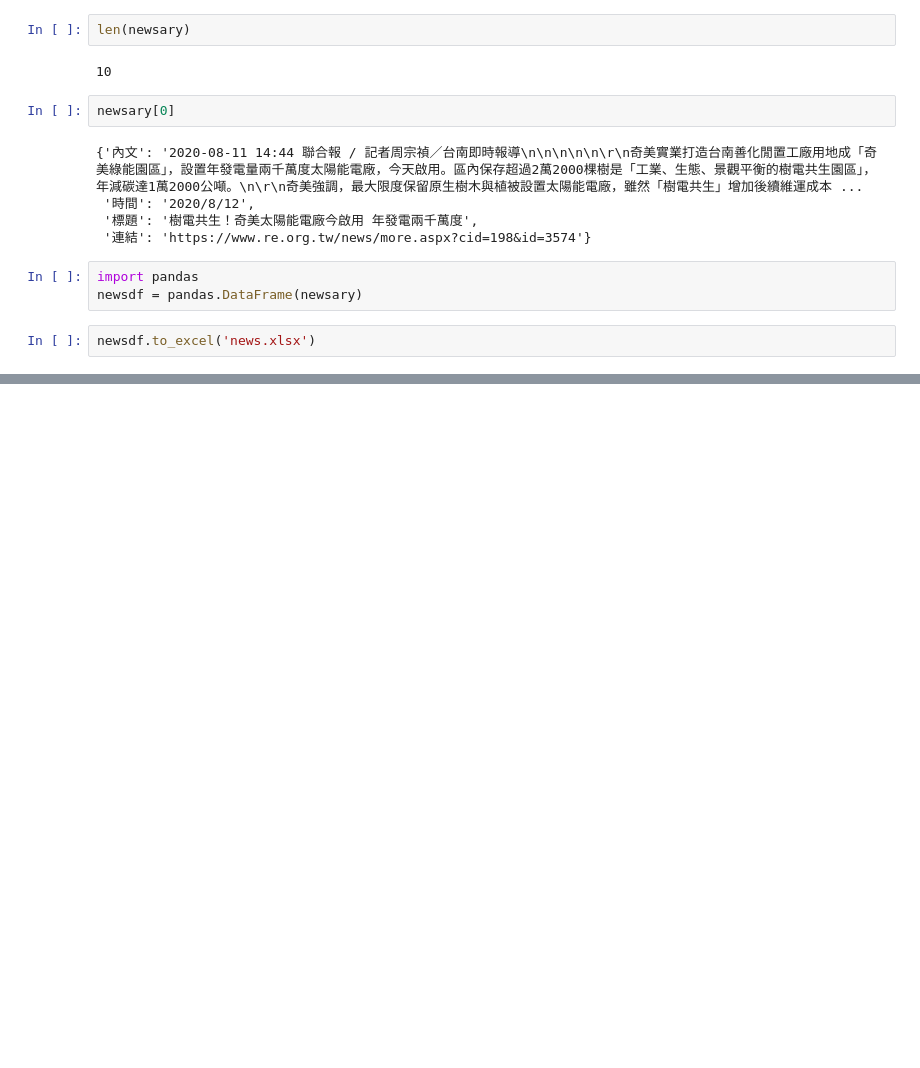
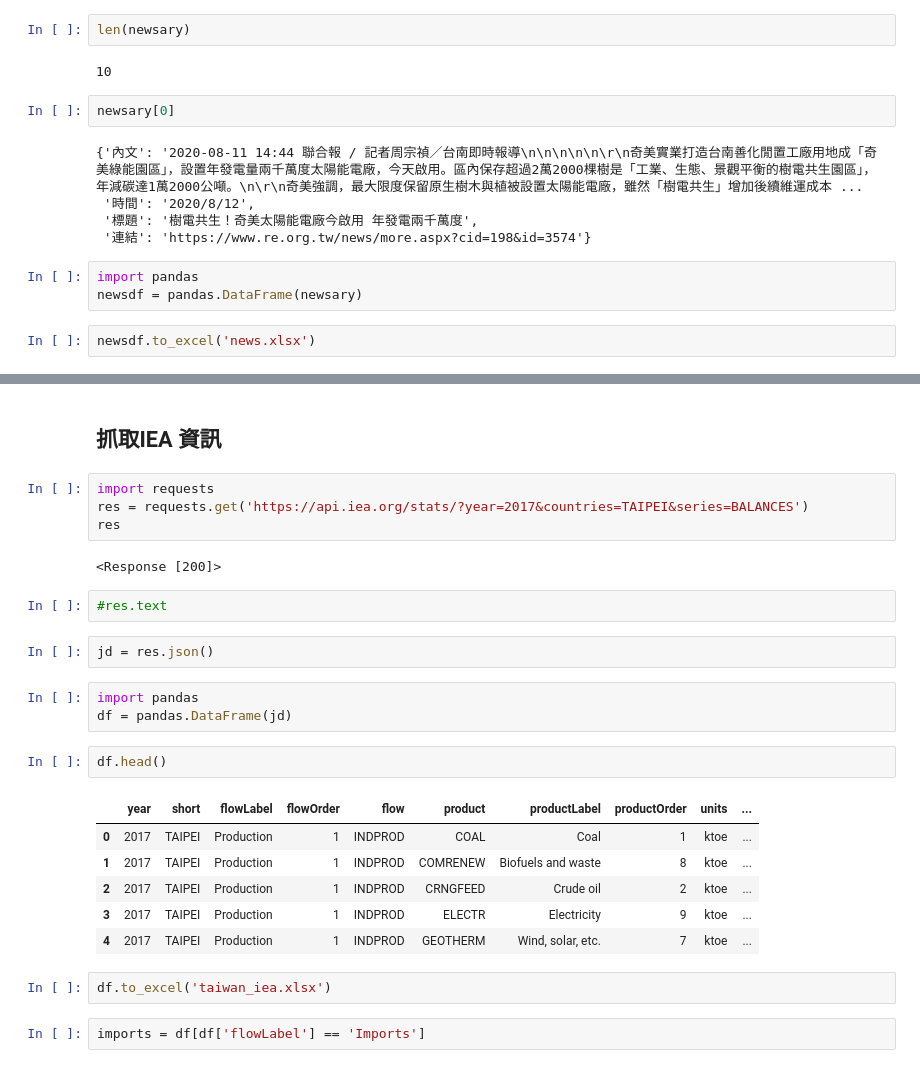
Before and after one commit to ywchiu/taipowerpy, a Jupyter notebook: Demo20200813.ipynb, the cells around one changed output, grey strips where cells are left out. Drawn from its saved outputs; the diff is of its cells as text; blank space fills up the shorter version.

```diff
--- a/Demo20200813.ipynb
+++ b/Demo20200813.ipynb
@@ -248,0 +281,28 @@ newsdf.to_excel('news.xlsx')
+# %% [markdown]
+## 抓取IEA 資訊
+# %%
+import requests
+res = requests.get('https://api.iea.org/stats/?year=2017&countries=TAIPEI&series=BALANCES')
+res
+# %% [output]
+<Response [200]>
+# %%
+#res.text
+# %%
+jd = res.json()
+# %%
+import pandas
+df = pandas.DataFrame(jd)
+# %%
+df.head()
+# %% [output]
+|  | year | short | flowLabel | flowOrder | flow | product | productLabel | productOrder | units | ... |
+| 0 | 2017 | TAIPEI | Production | 1 | INDPROD | COAL | Coal | 1 | ktoe | ... |
+| 1 | 2017 | TAIPEI | Production | 1 | INDPROD | COMRENEW | Biofuels and waste | 8 | ktoe | ... |
+| 2 | 2017 | TAIPEI | Production | 1 | INDPROD | CRNGFEED | Crude oil | 2 | ktoe | ... |
+| 3 | 2017 | TAIPEI | Production | 1 | INDPROD | ELECTR | Electricity | 9 | ktoe | ... |
+| 4 | 2017 | TAIPEI | Production | 1 | INDPROD | GEOTHERM | Wind, solar, etc. | 7 | ktoe | ... |
+# %%
+df.to_excel('taiwan_iea.xlsx')
+# %%
+imports = df[df['flowLabel'] == 'Imports']
```
Also changed, not shown: parts of 18 cells of this notebook.
